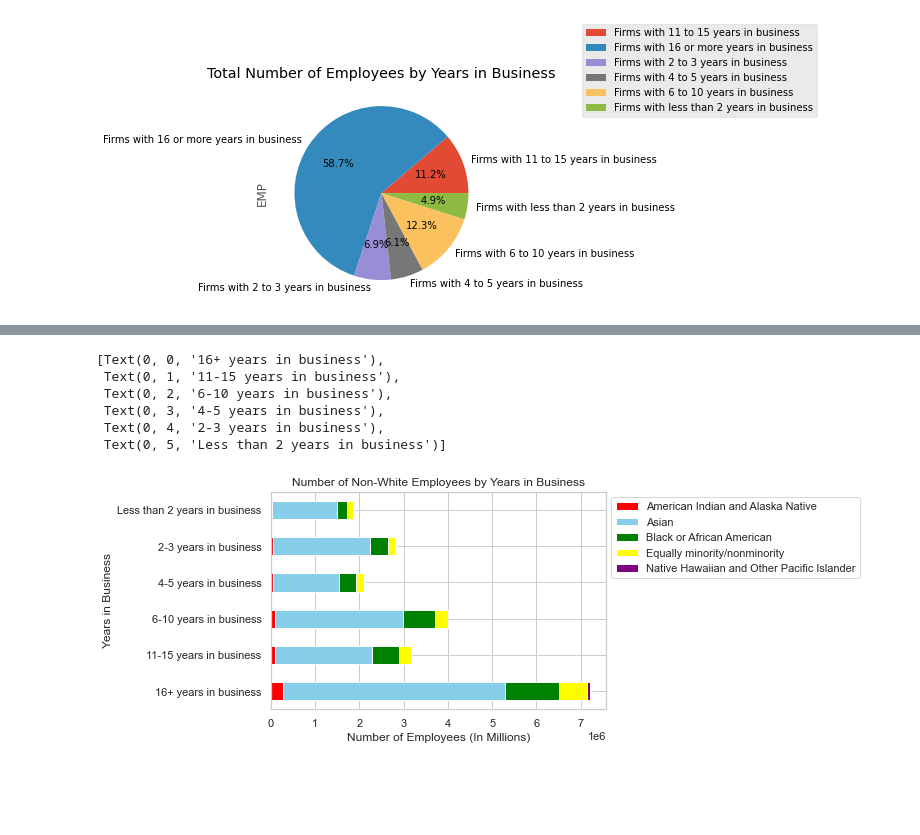
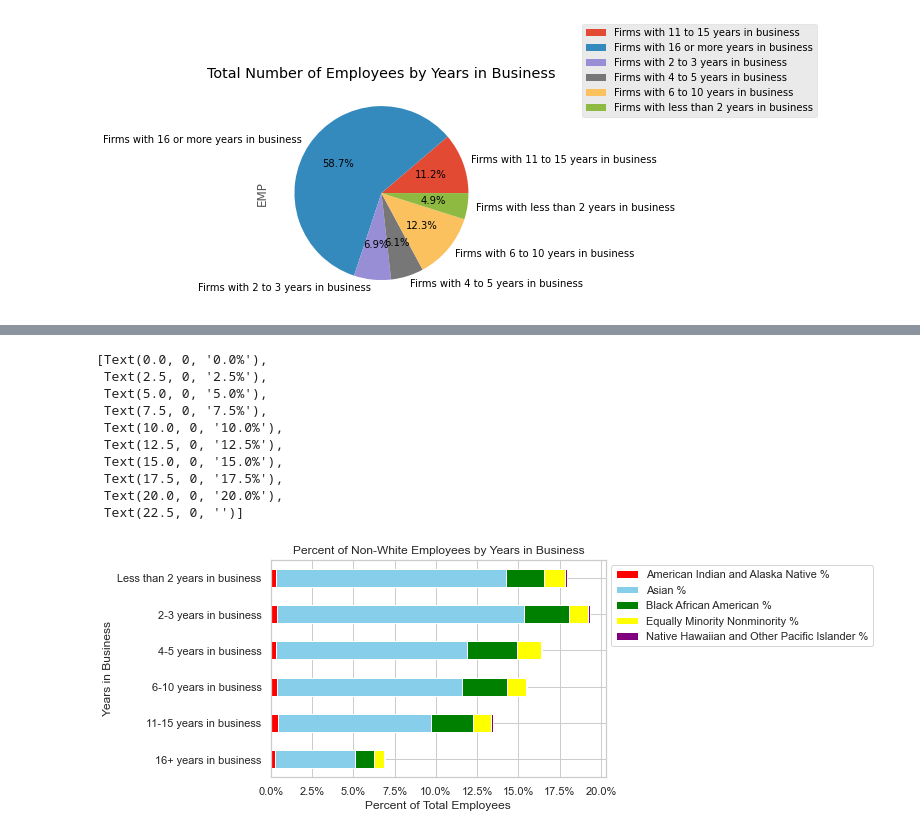
Before and after one commit to ryan5541/ABSAssessment, a Jupyter notebook: atkinson_census_notebook.ipynb, the cells around one changed output, grey strips where cells are left out. Saved outputs shown, nothing was run; the diff lists cells and outputs as text; code cells hidden in the pictures; blank space fills up the shorter version.

```diff
--- a/atkinson_census_notebook.ipynb
+++ b/atkinson_census_notebook.ipynb
@@ -112,0 +116,14 @@ census_race_pivot
+# %%
+census_race_pivot = census_race.pivot_table(index='YIBSZFI',columns ='RACE_GROUP_LABEL', values='EMP', aggfunc=sum)
+census_race_pivot.sort_values(by=['YIBSZFI'], ascending=False, inplace=True)
+census_race_pivot['Sum'] = census_race_pivot.sum(axis=1)
+census_race_pivot['American Indian and Alaska Native %'] = (census_race_pivot['American Indian and Alaska Native']/census_race_pivot['Sum'])*100
+census_race_pivot['Asian %'] = (census_race_pivot['Asian']/census_race_pivot['Sum'])*100
+census_race_pivot['Black African American %'] = (census_race_pivot['Black or African American']/census_race_pivot['Sum'])*100
+census_race_pivot['Equally Minority Nonminority %'] = (census_race_pivot['Equally minority/nonminority']/census_race_pivot['Sum'])*100
+census_race_pivot['Native Hawaiian and Other Pacific Islander %'] = (census_race_pivot['Native Hawaiian and Other Pacific Islander']/census_race_pivot['Sum'])*100
+census_race_pivot['White %'] = (census_race_pivot['White']/census_race_pivot['Sum'])*100
+# %%
+# census_race_pivot = census_race_pivot.drop(['American Indian and Alaska Native', 'Asian','Black or African American', 'Equally minority/nonminority', 'Native Hawaiian and Other Pacific Islander'], axis=1, inplace=True)
+census_race_pivot = census_race_pivot[['American Indian and Alaska Native %', 'Asian %', 'Black African American %','Equally Minority Nonminority %', 'Native Hawaiian and Other Pacific Islander %', 'White %']].copy()
+census_race_pivot
@@ -136,6 +160,0 @@ census_race = census_race[census_race['RACE_GROUP_LABEL'] != 'White'].copy()
-# %%
-#recreate pivot table
-census_race = census_race[['EMP','RACE_GROUP_LABEL', 'YIBSZFI', 'YIBSZFI_LABEL']].copy()
-census_race_pivot = census_race.pivot_table(index='YIBSZFI',columns ='RACE_GROUP_LABEL', values='EMP', aggfunc=np.sum)
-census_race_pivot.sort_values(by=['YIBSZFI'], ascending=False, inplace=True)
-census_race_pivot
@@ -150,0 +161,4 @@ census_race_pivot
+# %%
+#recreate pivot table
+census_race_pivot = census_race_pivot[['American Indian and Alaska Native %', 'Asian %', 'Black African American %','Equally Minority Nonminority %', 'Native Hawaiian and Other Pacific Islander %']].copy()
+census_race_pivot
@@ -151,20 +174,23 @@ census_race_pivot
 # %%
 #create visual
 sns.set_theme(style="whitegrid")
 g = census_race_pivot.plot(kind='barh', stacked=True, color=['red', 'skyblue', 'green', 'yellow', 'purple',], rot=90)
-plt.xlabel('Number of Employees (In Millions)')
+plt.xlabel('Percent of Total Employees')
 plt.ylabel('Years in Business')
-plt.title('Number of Non-White Employees by Years in Business')
+plt.title('Percent of Non-White Employees by Years in Business')
 plt.yticks(rotation=360)
 plt.legend(bbox_to_anchor = (1,1), loc = 'upper left')
 g.set_yticklabels(['16+ years in business', '11-15 years in business', '6-10 years in business', '4-5 years in business', '2-3 years in business', 'Less than 2 years in business'])
-
-#322
+g.set_xticklabels(['0.0%', '2.5%', '5.0%', '7.5%', '10.0%', '12.5%', '15.0%', '17.5%', '20.0%'])
 # %% [output]
-[Text(0, 0, '16+ years in business'),
- Text(0, 1, '11-15 years in business'),
- Text(0, 2, '6-10 years in business'),
- Text(0, 3, '4-5 years in business'),
- Text(0, 4, '2-3 years in business'),
- Text(0, 5, 'Less than 2 years in business')]
+[Text(0.0, 0, '0.0%'),
+ Text(2.5, 0, '2.5%'),
+ Text(5.0, 0, '5.0%'),
+ Text(7.5, 0, '7.5%'),
+ Text(10.0, 0, '10.0%'),
+ Text(12.5, 0, '12.5%'),
+ Text(15.0, 0, '15.0%'),
+ Text(17.5, 0, '17.5%'),
+ Text(20.0, 0, '20.0%'),
+ Text(22.5, 0, '')]
-[figure, old version]
+[figure, new version]
```
Also changed, not shown: parts of 12 cells of this notebook.
